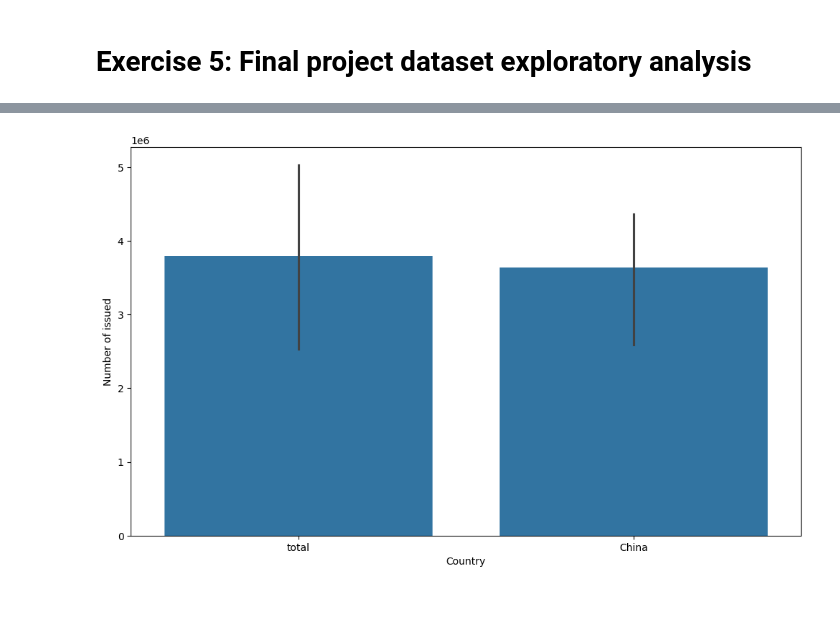
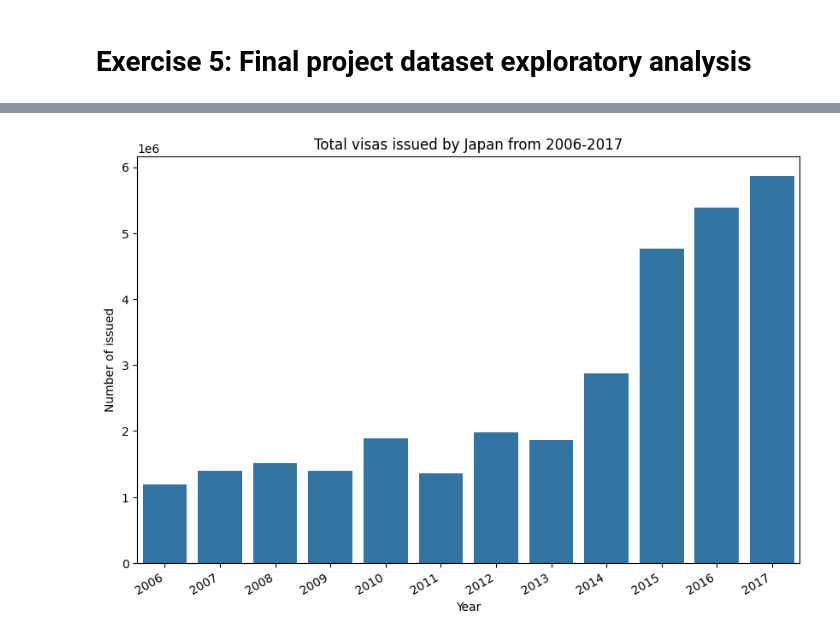
Before and after one commit to kevinwjin/cbb634, a Jupyter notebook: pset_3/exercise_5.ipynb, the cells around one changed output, grey strips where cells are left out. Saved outputs shown, nothing was run; the diff lists cells and outputs as text; code cells hidden in the pictures; blank space fills up the shorter version.

Commit message:
Exploratory data analysis

```diff
--- a/pset_3/exercise_5.ipynb
+++ b/pset_3/exercise_5.ipynb
@@ -14,5 +25,8 @@ visas.head(10)
 # %%
-# Clean the data
+### Clean the data
+# Replace NAs with zeros
+visas = visas.fillna(0)
 
-# Correct misspelling of country
+# Correct spelling of countries
 visas = visas.replace("Andra", "Andorra")
+visas = visas.replace("united states of america", "USA")
@@ -33,18 +33,22 @@ visas = visas.replace("Andra", "Andorra")
-# %%
-# Exploratory plots
-import seaborn as sns
-import matplotlib.pyplot as plt
-import numpy as np
-
-# Find top 10 issued nationalities
-top_10_countries = visas.sort_values(by="Number of issued", ascending=False).head(10)
-
-# Generate list of unique colors for each bar
-colors = plt.cm.viridis(np.linspace(0, 1, len(top_10_countries)))
-
-# Bar chart of top 10 issued nationalities
-plt.figure(figsize=(12, 7))
-sns.barplot(x=top_10_countries["Country"], y=top_10_countries["Number of issued"])
-plt.show()
-# %% [output]
-[figure, removed]
+# %%
+### Exploratory plots
+import seaborn as sns
+import matplotlib.pyplot as plt
+import numpy as np
+
+## Total visas issued from 2006-2017
+# Pull country totals
+total = visas[visas["Country"] == "total"]
+total.head(10)
+
+# Delete non-total rows
+visas = visas[visas["Country"] != "total"].reset_index(drop=True)
+visas.head(10)
+
+fig = plt.figure(figsize = (10,7))
+ax = sns.barplot(x=total["Year"], y=total["Number of issued"])
+fig.autofmt_xdate()
+plt.title("Total visas issued by Japan from 2006-2017")
+plt.show()
+# %% [output]
+[figure, added]
```
Also changed, not shown: parts of 5 cells of this notebook.
